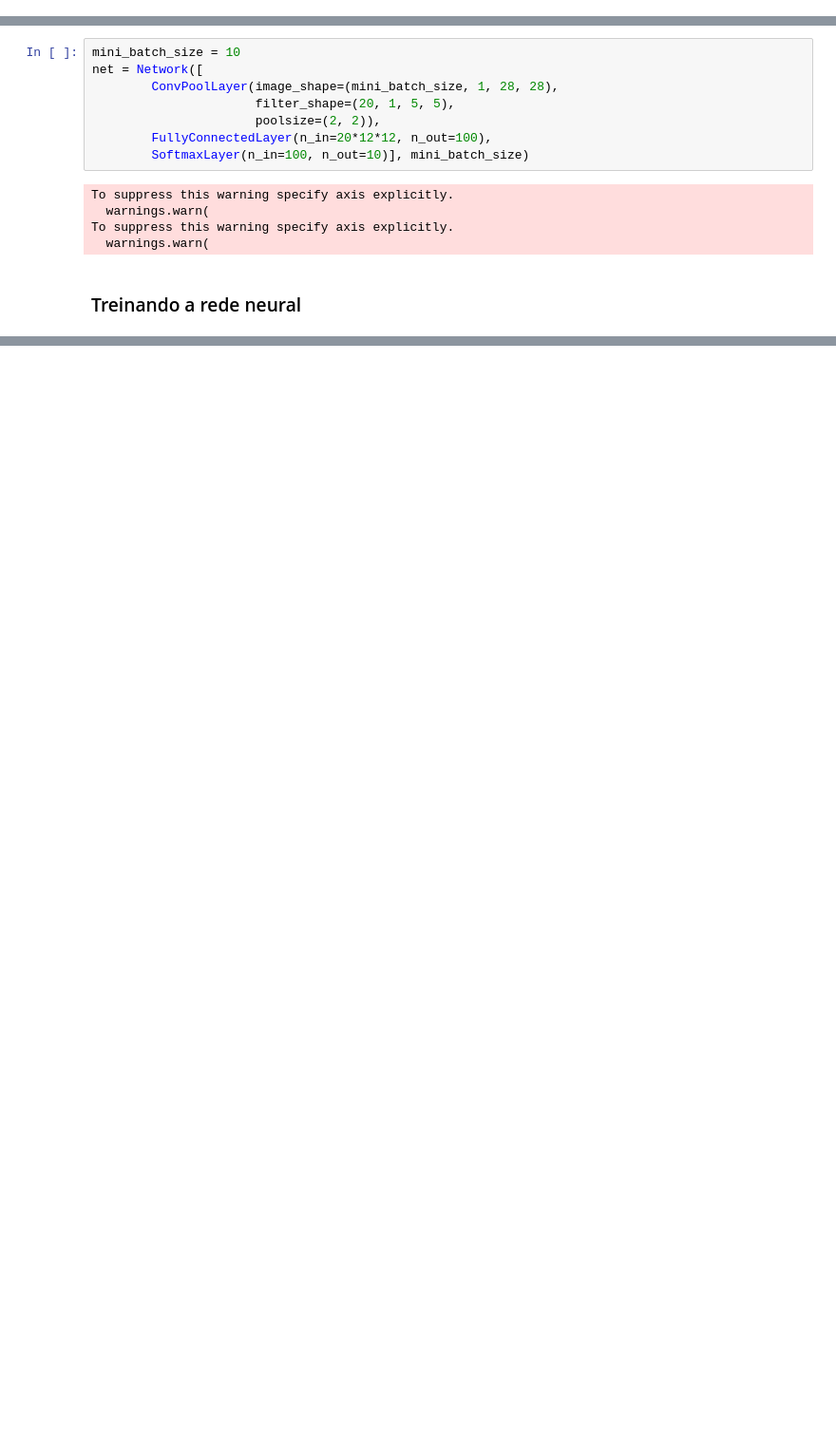
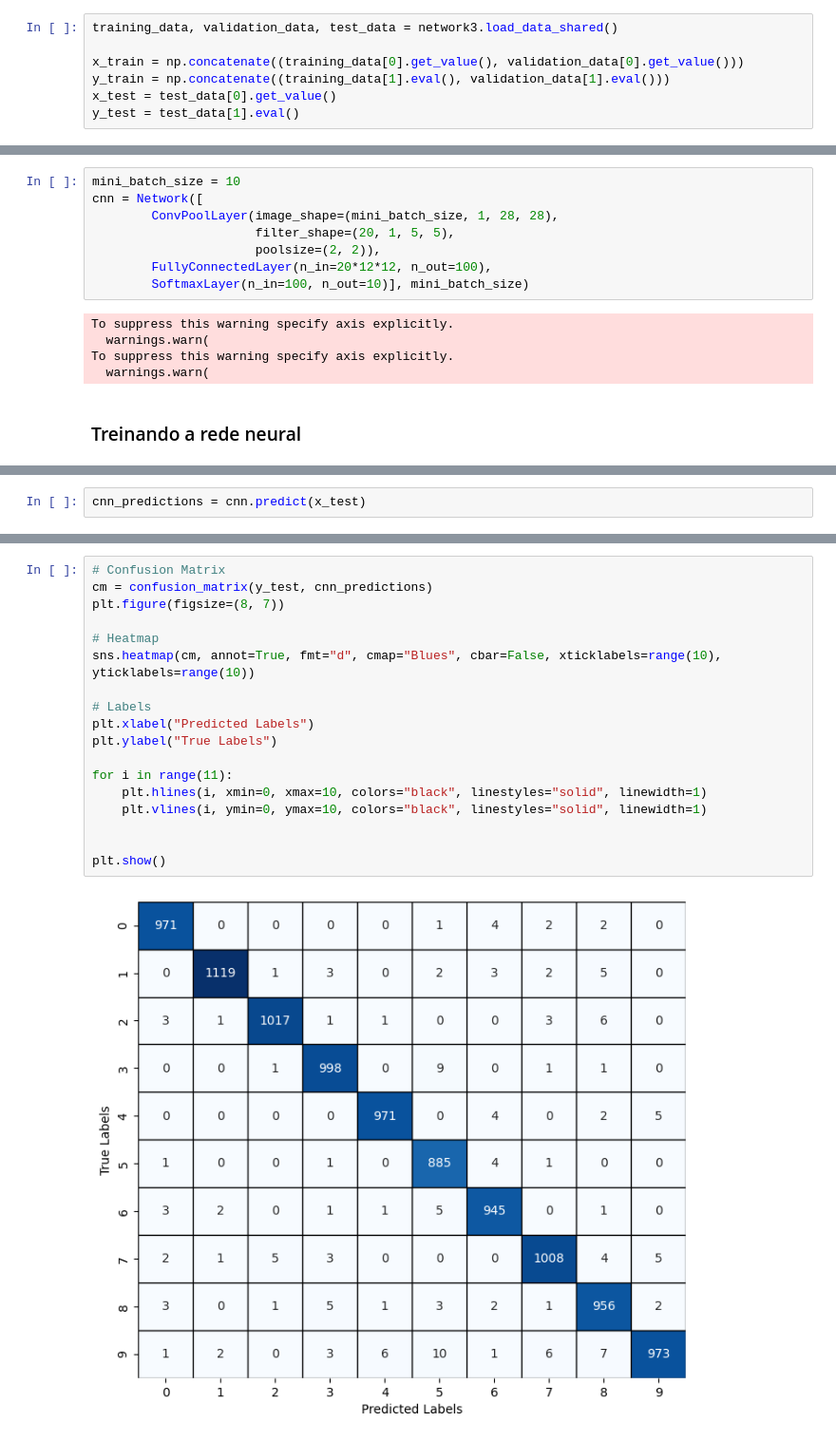
Before and after one commit to GuilhermeMaciel75/Redes_Neurais_p1, a Jupyter notebook: src/RedesNeuraisCNN.ipynb, the cells around one changed output, grey strips where cells are left out. Shown at 95% size. Cells and saved outputs as stored; diff of their text form; blank space fills up the shorter version.

Commit message:
add: implement 'predict' method for network3 and display stats for the CNN

```diff
--- a/src/RedesNeuraisCNN.ipynb
+++ b/src/RedesNeuraisCNN.ipynb
@@ -12,8 +22,15 @@ training_data, validation_data, test_data = network3.load_data_shared()
+# %%
+training_data, validation_data, test_data = network3.load_data_shared()
+
+x_train = np.concatenate((training_data[0].get_value(), validation_data[0].get_value()))
+y_train = np.concatenate((training_data[1].eval(), validation_data[1].eval()))
+x_test = test_data[0].get_value()
+y_test = test_data[1].eval()
 # %% [markdown]
 ### Criando a rede neural
 # %%
 mini_batch_size = 10
-net = Network([
+cnn = Network([
         ConvPoolLayer(image_shape=(mini_batch_size, 1, 28, 28),
                       filter_shape=(20, 1, 5, 5),
                       poolsize=(2, 2)),
@@ -49,0 +67,2 @@ Corresponding test accuracy of 98.71%
+# %%
+cnn_predictions = cnn.predict(x_test)
@@ -49,0 +83,20 @@ Corresponding test accuracy of 98.71%
+# %%
+# Confusion Matrix
+cm = confusion_matrix(y_test, cnn_predictions)
+plt.figure(figsize=(8, 7))
+
+# Heatmap
+sns.heatmap(cm, annot=True, fmt="d", cmap="Blues", cbar=False, xticklabels=range(10), yticklabels=range(10))
+
+# Labels
+plt.xlabel("Predicted Labels")
+plt.ylabel("True Labels")
+
+for i in range(11):
+    plt.hlines(i, xmin=0, xmax=10, colors="black", linestyles="solid", linewidth=1)
+    plt.vlines(i, ymin=0, ymax=10, colors="black", linestyles="solid", linewidth=1)
+
+
+plt.show()
+# %% [output]
+[figure, added]
```
Also changed, not shown: parts of 9 cells of this notebook, 1 other file.
